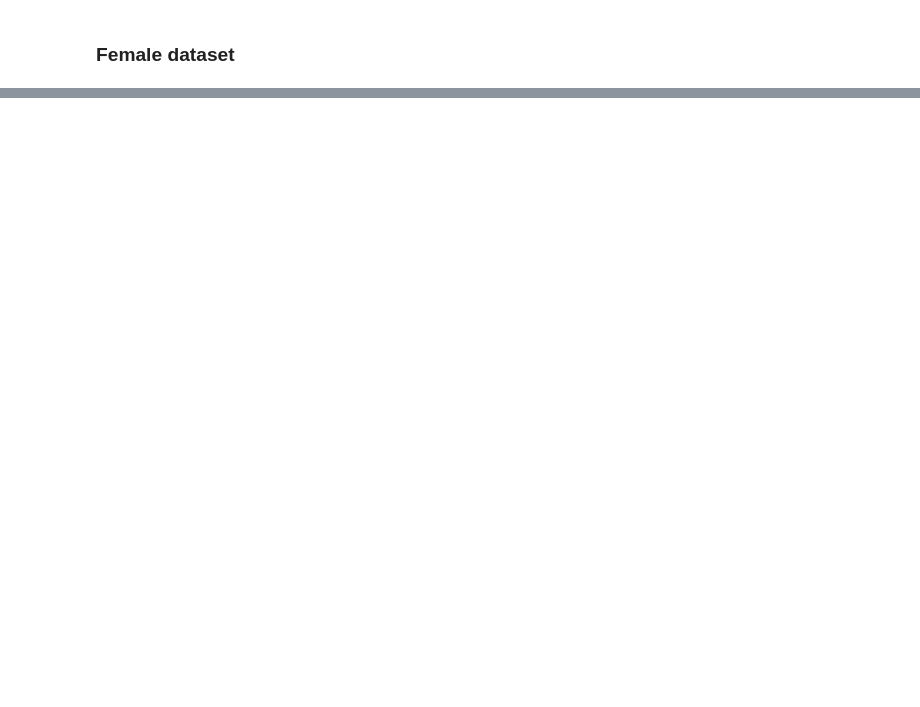
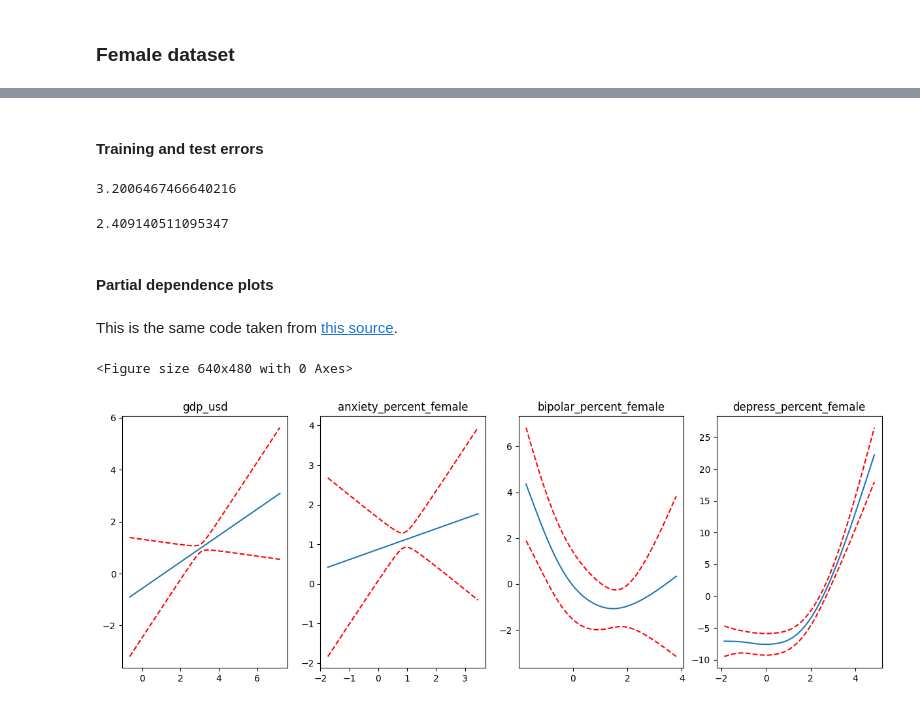
Before and after one commit to David-S-2002/predicting_suicide_rates, a Jupyter notebook: predicting_suicide_rates_new.ipynb, the cells around one changed output, grey strips where cells are left out. Cells and saved outputs as stored; diff of their text form; code cells hidden in the pictures; blank space fills up the shorter version.

```diff
--- a/predicting_suicide_rates_new.ipynb
+++ b/predicting_suicide_rates_new.ipynb
@@ -352,0 +519,3 @@ The best `lam` values found are 10, 10, 0.1, and 10, in the order of the terms o
+# %%
+female_gam = LinearGAM(s(feature=0) + s(feature=1) + s(feature=2) + s(feature=3)).fit(X_train_female_scaled, Y_train_female)
+female_gam.summary()
@@ -352,0 +628,36 @@ The best `lam` values found are 10, 10, 0.1, and 10, in the order of the terms o
+# %% [markdown]
+#### Training and test errors
+# %%
+from sklearn.metrics import root_mean_squared_error
+
+Y_train_pred_female = female_gam.predict(X_train_female_scaled) # The predicted y-values (suicide rates) for the training set
+train_rmse_female = root_mean_squared_error(y_true = Y_train_female, y_pred = Y_train_pred_female) # Get the training RMSE
+train_rmse_female
+# %% [output]
+3.2006467466640216
+# %%
+Y_test_pred_female = female_gam.predict(X_test_female_scaled) # predicted y-values for the test set
+test_rmse_female = root_mean_squared_error(y_true = Y_test_female, y_pred = Y_test_pred_female) # test RMSE
+test_rmse_female
+# %% [output]
+2.409140511095347
+# %% [markdown]
+#### Partial dependence plots
+# %% [markdown]
+This is the same code taken from [this source](https://pygam.readthedocs.io/en/latest/notebooks/tour_of_pygam.html).
+# %%
+plt.figure();
+fig, axs = plt.subplots(1,4);
+fig.set_size_inches(15, 5)
+
+titles = list(X_train_female_scaled.columns)
+for i, ax in enumerate(axs):
+    XX = female_gam.generate_X_grid(term=i)
+    ax.plot(XX[:, i], female_gam.partial_dependence(term=i, X=XX))
+    ax.plot(XX[:, i], female_gam.partial_dependence(term=i, X=XX, width=.95)[1], c='r', ls='--')
+    # if i == 0:
+    #     ax.set_ylim(-30,30)
+    ax.set_title(titles[i]);
+# %% [output]
+<Figure size 640x480 with 0 Axes>
+[figure, added]
```
Also changed, not shown: parts of 36 cells of this notebook.
